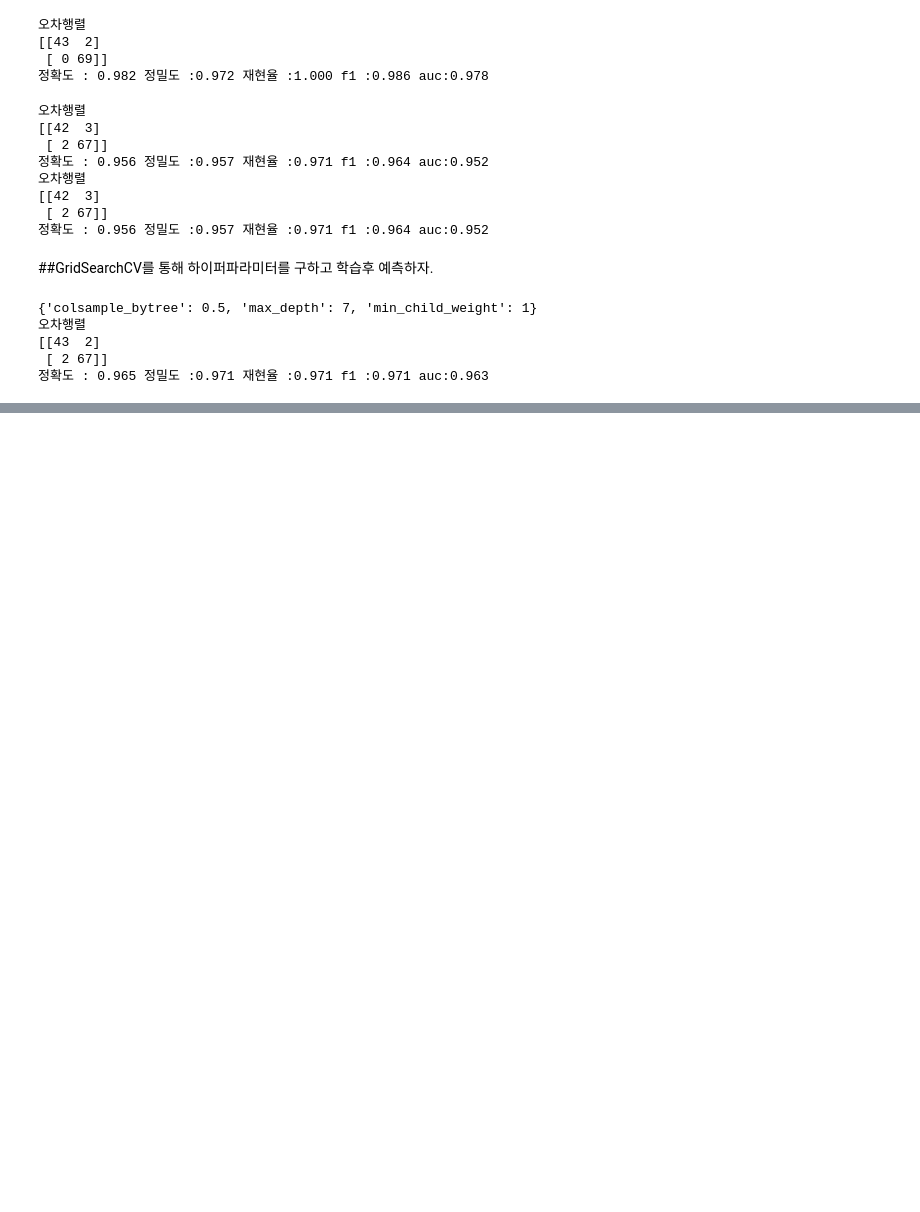
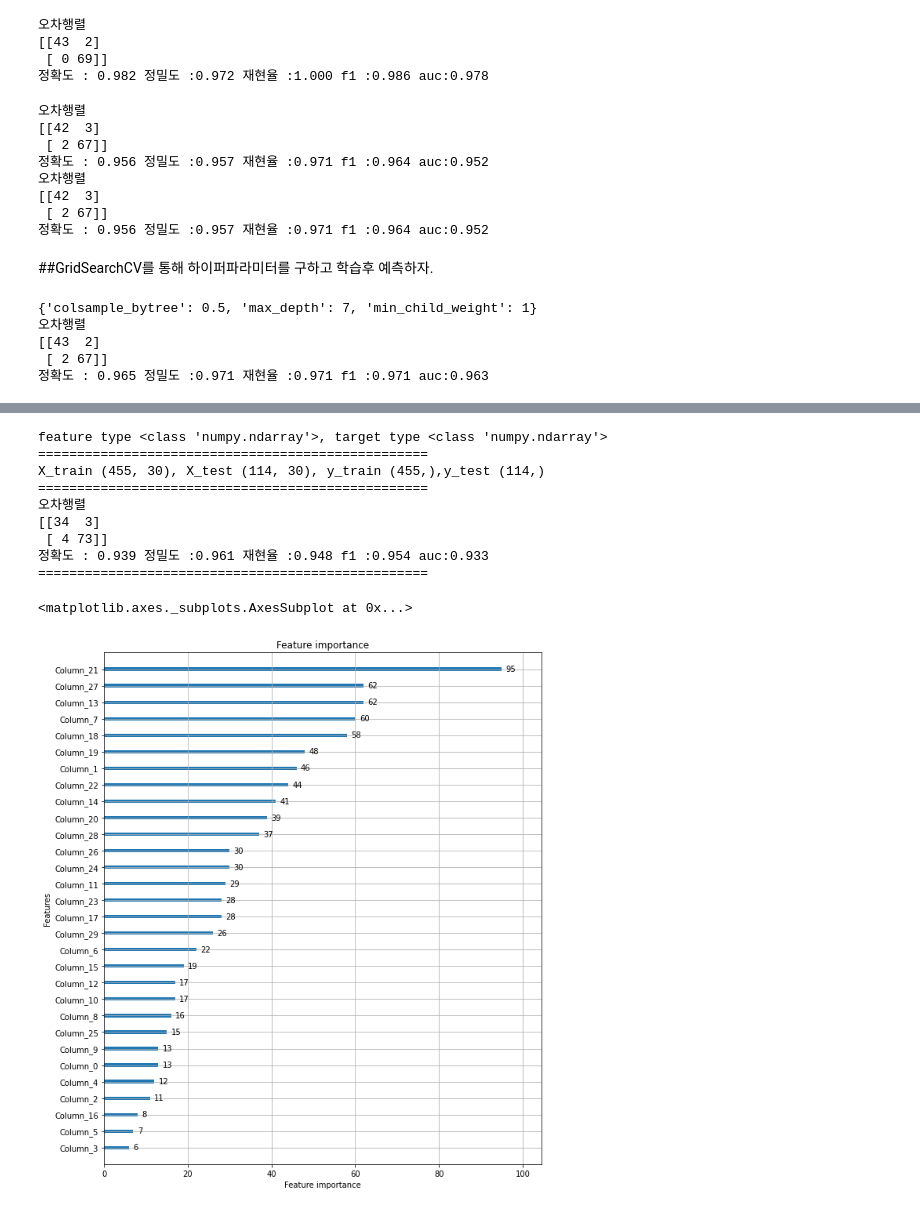
Before and after one commit to ominiv/ML, a Jupyter notebook: Practice/breast cancer dataset.ipynb, the cells around one changed output, grey strips where cells are left out. Saved outputs shown, nothing was run; the diff lists cells and outputs as text; code cells hidden in the pictures; blank space fills up the shorter version.

Commit message:
+ LightGBM post

```diff
--- a/Practice/breast cancer dataset.ipynb
+++ b/Practice/breast cancer dataset.ipynb
@@ -217,0 +226,48 @@ get_clf_eval(y_test,pred,pred_proba)
+# %%
+from lightgbm import LGBMClassifier
+from lightgbm import plot_importance
+import pandas as pd
+import numpy as np
+import matplotlib.pyplot as plt
+from sklearn.datasets import load_breast_cancer
+from sklearn.model_selection import train_test_split
+
+dataset = load_breast_cancer()
+feature = dataset.data
+target = dataset.target
+print('feature type {}, target type {}'.format(type(feature), type(target)));print('='*50)
+
+# trainset 80% testset 20% 로 분할
+X_train, X_test, y_train,y_test = train_test_split(feature, target, test_size=0.2)
+print('X_train {}, X_test {}, y_train {},y_test {}'.format(X_train.shape, X_test.shape, y_train.shape,y_test.shape));print('='*50)
+
+# 앞서 XGBoost와 동일하게 n_estimator 400으로 선정
+lgbm_wrapper = LGBMClassifier(n_estimators=400)
+
+# LightGBM도 early stopping 지정 후 , 학습
+evals = [(X_test, y_test)]
+lgbm_wrapper.fit(X_train,y_train,early_stopping_rounds=100, eval_metric='logloss', eval_set=evals, verbose=False)
+
+# 예측
+pred = lgbm_wrapper.predict(X_test)
+pred_proba = lgbm_wrapper.predict_proba(X_test)
+
+# evaluation
+get_clf_eval(y_test,pred,pred_proba)
+print('='*50)
+
+# plot_importacne()를 이용해 피처 중요도 시각화
+fig,ax = plt.subplots(figsize=(10,12))
+plot_importance(lgbm_wrapper, ax=ax)
+# %% [output]
+feature type <class 'numpy.ndarray'>, target type <class 'numpy.ndarray'>
+==================================================
+X_train (455, 30), X_test (114, 30), y_train (455,),y_test (114,)
+==================================================
+오차행렬
+[[34  3]
+ [ 4 73]]
+정확도 : 0.939 정밀도 :0.961 재현율 :0.948 f1 :0.954 auc:0.933
+==================================================
+<matplotlib.axes._subplots.AxesSubplot at 0x...>
+[figure, added]
```
Also changed, not shown: parts of 6 cells of this notebook, 1 other file.
